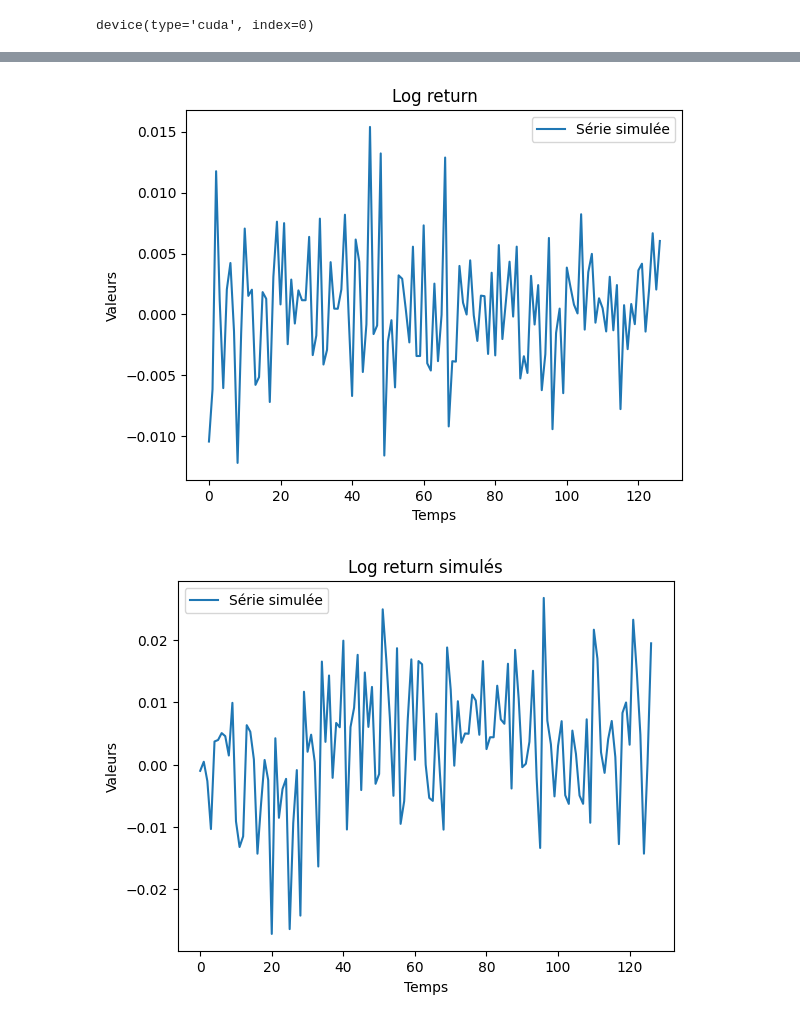
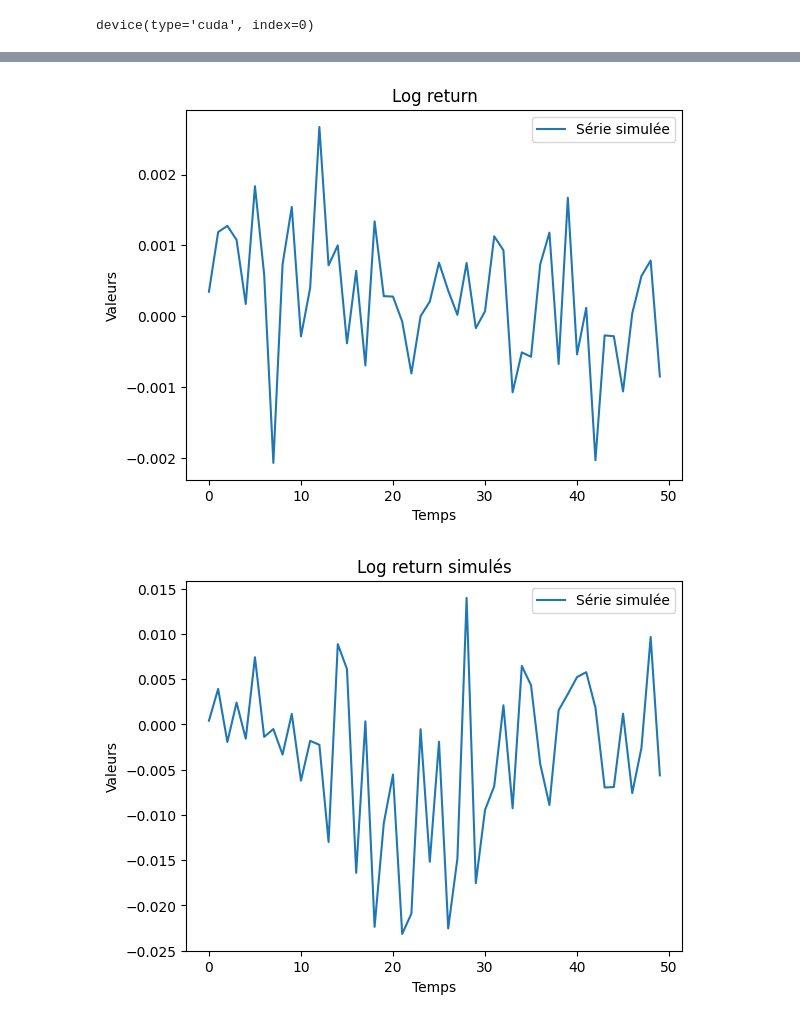
Before and after one commit to QMoayedpour/statapp-hsbc, a Jupyter notebook: gan_simulation2.ipynb, the cells around one changed output, grey strips where cells are left out. Saved outputs shown, nothing was run; the diff lists cells and outputs as text; code cells hidden in the pictures.

```diff
--- a/gan_simulation2.ipynb
+++ b/gan_simulation2.ipynb
@@ -25,7 +25,7 @@ Modèle pas conditionnel, celui ci génère des une série de rendements (127 ic
 num_epochs = 100
 nz = 3
 batch_size = 80
-seq_len = 127
+seq_len = 50
 clip= 0.01
 lr = 0.0002
 
@@ -41,6 +58,6 @@ device(type='cuda', index=0)
 # %%
 df = pd.read_csv('./data/GANData.csv')
-actif = "UK Government Bond - USD Hedged"
+actif = "EUR Corporate Bond - USD Hedged"
 sdf = df[df['ASSETNAME']==actif]['PRICE']
 y = np.log(sdf/sdf.shift(1))[1:].to_numpy()
 true_y = df[df['ASSETNAME']==actif]['PRICE'].to_numpy()
@@ -56,7 +73,7 @@ simple_plot(y, f"Log returns de l'actif {actif}")
 # %%
 num_epochs = 200
 generator = Generator().to(device)
-log_returns_preprocessed = y#np.expand_dims(y, axis=1)
+log_returns_preprocessed = np.expand_dims(y, axis=1)
 train = True
 dict_loss = {"Gen" : [], "Disc": []}
 if train:
@@ -113,6 +130,7 @@ simple_plot(dict_loss['Disc'][10:], 'Loss training Discriminator')
 # %%
+size = 50
 generator.eval()
-noise = torch.randn(80,3,127).to(device)
+noise = torch.randn(80,3,size).to(device)
 z = generator(noise).cpu().detach().squeeze()
 # %%
 from utils.create_data import simple_plot
@@ -170,9 +193,9 @@ fake_scenarios(true_y, fake, random.randint(0, 2000), 6000, reducer=5, alpha=0.3
 # %%
 n = random.randint(0, 2000)
-noise = torch.randn(1,3,127).to(device)
+noise = torch.randn(1,3,size).to(device)
 z = generator(noise).cpu().detach().squeeze().numpy()/10
 
-simple_plot(true_y[n:n+127], "Vraie série")
-simple_plot(y[n:n+127], "Log return")
+simple_plot(true_y[n:n+size], "Vraie série")
+simple_plot(y[n:n+size], "Log return")
 simple_plot(z, 'Log return simulés')
 # %% [output]
@@ -180,2 +203,2 @@ simple_plot(z, 'Log return simulés')
-[figure, old version]
+[figure, new version]
-[figure, old version]
+[figure, new version]
```
Also changed, not shown: parts of 12 cells of this notebook.
